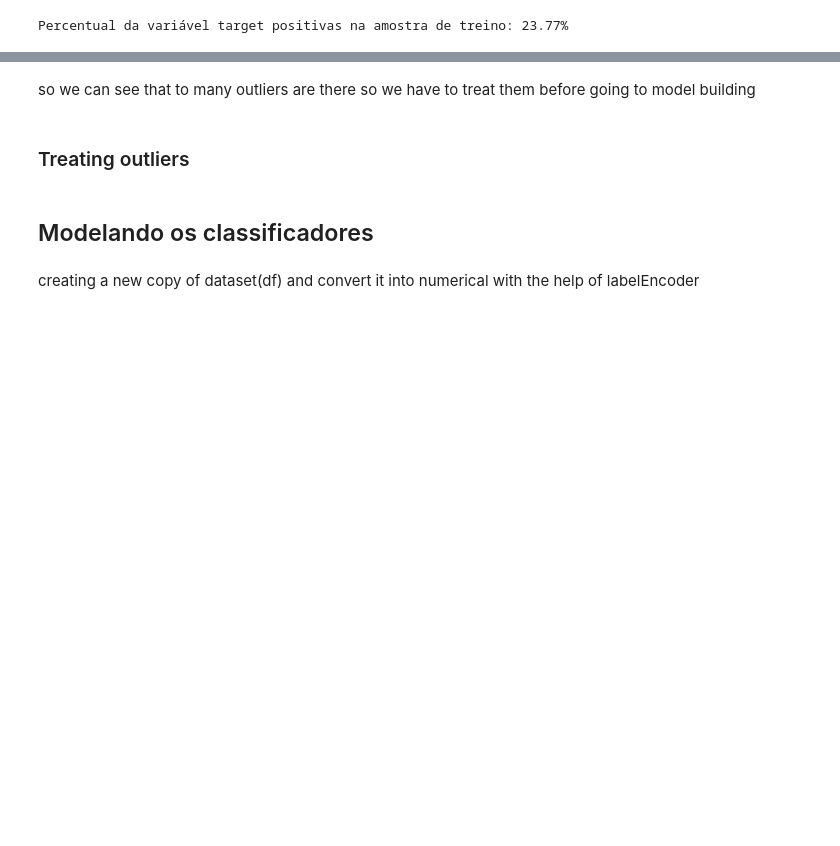
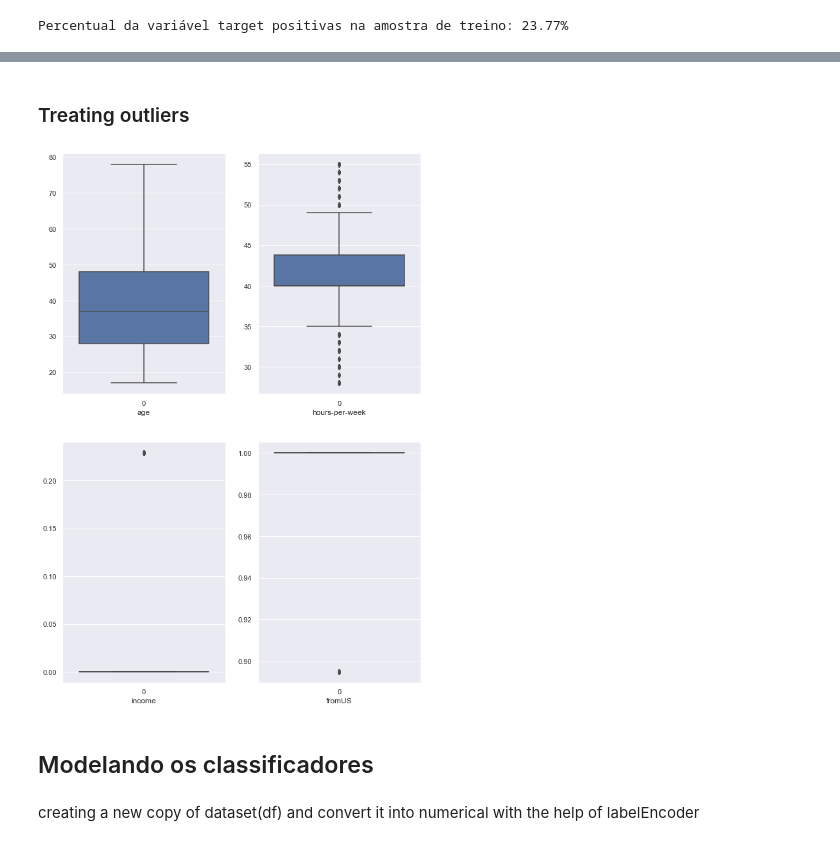
Before and after one commit to cazevedo1977/academico, a Jupyter notebook: doutorado/disciplinas/PCS5024 - Aprendizado Estatistico/homework1/adult.classification.ipynb, the cells around one changed output, grey strips where cells are left out. Drawn from its saved outputs; the diff is of its cells as text; code cells hidden in the pictures; blank space fills up the shorter version.

```diff
--- a/doutorado/disciplinas/PCS5024 - Aprendizado Estatistico/homework1/adult.classification.ipynb
+++ b/doutorado/disciplinas/PCS5024 - Aprendizado Estatistico/homework1/adult.classification.ipynb
@@ -364,13 +366,0 @@ for i in range(0, len(cat_col)):
-# %%
-plt.suptitle('Univariate Analysis of Categorical Features', fontsize=20, fontweight='bold', alpha=0.8, y=1.)
-for i in range(0, len(cat_col)):
-    class_salary = pd.crosstab(df['salary'],df[cat_col[i]])
-    class_salary.plot(kind='bar')
-    #plt.subplots_adjust(bottom=0.4)
-    #for p in ax.patches:
-    #    ax.annotate(str(p.get_height()), (p.get_x()+0.35, p.get_height()+2))
-    plt.xticks(rotation=0)
-    plt.xlabel(cat_col[i])
-    plt.ylabel('Frequência')
-    plt.tight_layout()
-    #plt.show()
@@ -382,18 +366,0 @@ for i in range(0, len(cat_col)):
-# %%
-#numeric columns
-num_col=[]
-for i in df.columns:
-    if df[i].dtype=='int64':
-        num_col.append(i)
-
-num_col = num_col[0:2]
-num_col
-# %%
-plt.figure(figsize=(15, 15))
-plt.suptitle('Univariate Analysis of Numerical Features', fontsize=20, fontweight='bold', alpha=0.8, y=1.)
-
-for i in range(0, len(num_col)):
-    plt.subplot(5, 3, i+1)
-    sns.kdeplot(x=df[num_col[i]],shade=True, color='b')
-    plt.xlabel(num_col[i])
-    plt.tight_layout()
@@ -418,11 +367,3 @@ Checking outliers
-# %%
-plt.figure(figsize=(10,40))
-for i in range(0,len(num_col)):
-    plt.subplot(5, 2, i+1)
-    sns.boxplot(data=df[num_col[i]])
-    plt.xlabel(num_col[i])
-# %% [markdown]
-so we can see that to many outliers are there so we have to treat them before going to model building
 # %% [markdown]
 ### Treating outliers
 # %%
@@ -447,9 +388,11 @@ replace_with_thresholds(df,num_col)
 # %%
 plt.figure(figsize=(10,40))
 for i in range(0,len(num_col)):
     plt.subplot(5, 2, i+1)
-    sns.boxplot(data=df[num_col[i]])
+    sns.boxplot(data=data[num_col[i]])
     plt.xlabel(num_col[i])
+# %% [output]
+[figure, added]
 # %% [markdown]
 ## Modelando os classificadores
 # %% [markdown]
```
Also changed, not shown: parts of 61 cells of this notebook.
